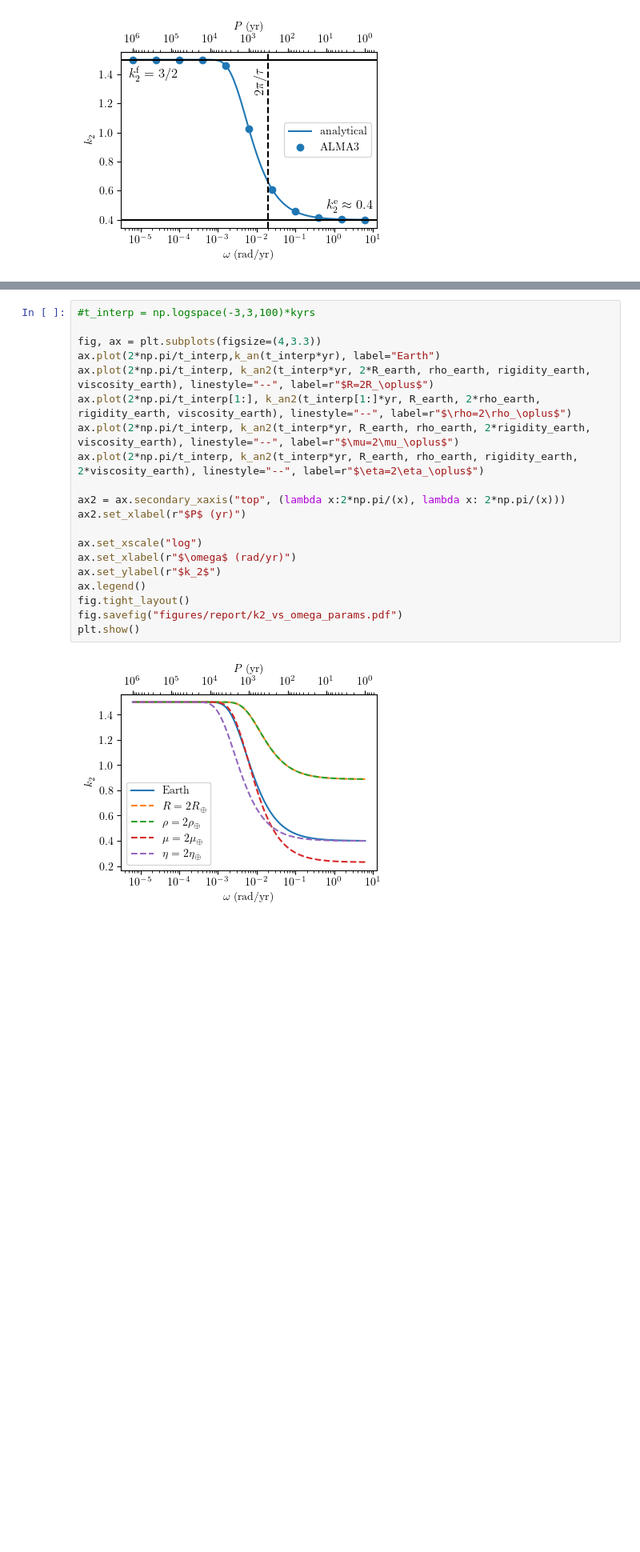
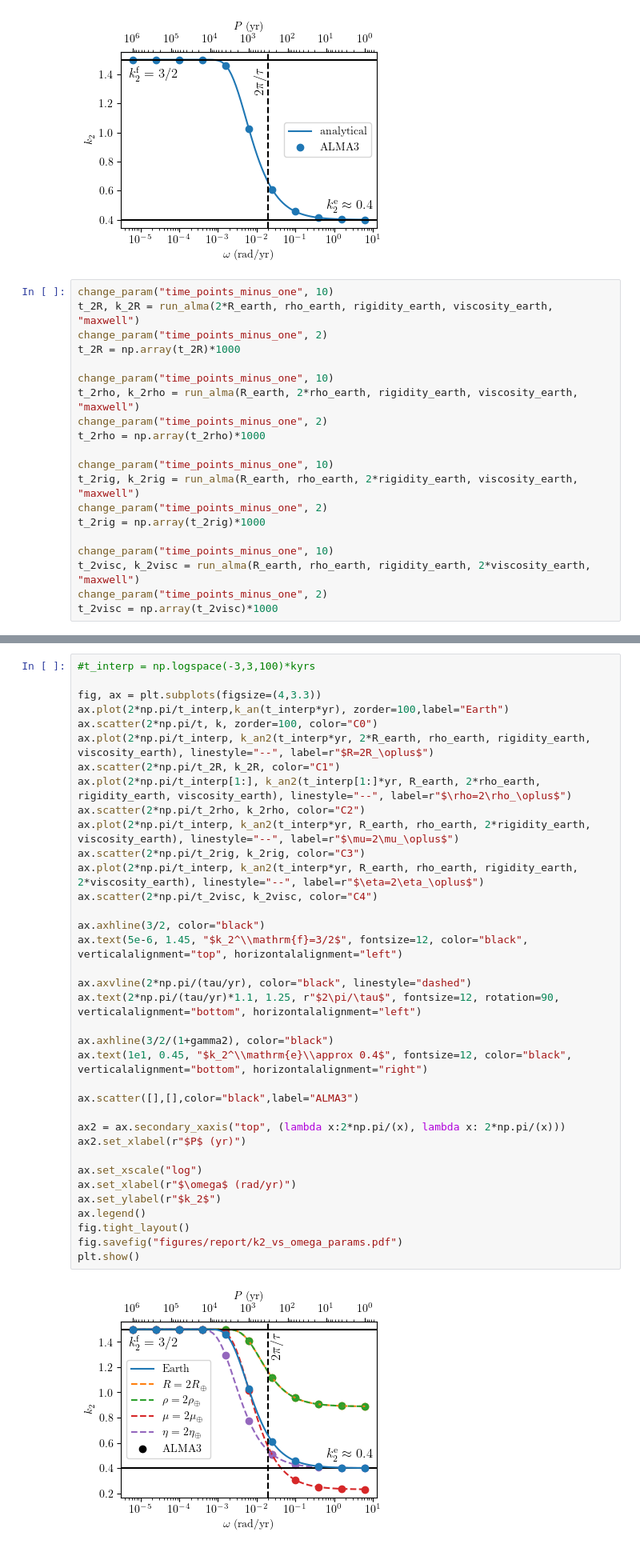
Before and after one commit to slagnews/AtmosphereLoveNumbers, a Jupyter notebook: k2_vs_tau.ipynb, the cells around one changed output, grey strips where cells are left out. Shown at 80% size. Cells and saved outputs as stored; diff of their text form; blank space fills up the shorter version.

Commit message:
Updated frequency dependent figures

```diff
--- a/k2_vs_tau.ipynb
+++ b/k2_vs_tau.ipynb
@@ -77,3 +79,23 @@ fig.savefig("figures/report/k2_vs_omega.pdf")
 plt.show()
 # %% [output]
 [figure]
+# %%
+change_param("time_points_minus_one", 10)
+t_2R, k_2R = run_alma(2*R_earth, rho_earth, rigidity_earth, viscosity_earth, "maxwell")
+change_param("time_points_minus_one", 2)
+t_2R = np.array(t_2R)*1000
+
+change_param("time_points_minus_one", 10)
+t_2rho, k_2rho = run_alma(R_earth, 2*rho_earth, rigidity_earth, viscosity_earth, "maxwell")
+change_param("time_points_minus_one", 2)
+t_2rho = np.array(t_2rho)*1000
+
+change_param("time_points_minus_one", 10)
+t_2rig, k_2rig = run_alma(R_earth, rho_earth, 2*rigidity_earth, viscosity_earth, "maxwell")
+change_param("time_points_minus_one", 2)
+t_2rig = np.array(t_2rig)*1000
+
+change_param("time_points_minus_one", 10)
+t_2visc, k_2visc = run_alma(R_earth, rho_earth, rigidity_earth, 2*viscosity_earth, "maxwell")
+change_param("time_points_minus_one", 2)
+t_2visc = np.array(t_2visc)*1000
@@ -80,22 +111,38 @@ plt.show()
 # %%
 #t_interp = np.logspace(-3,3,100)*kyrs
 
 fig, ax = plt.subplots(figsize=(4,3.3))
-ax.plot(2*np.pi/t_interp,k_an(t_interp*yr), label="Earth")
+ax.plot(2*np.pi/t_interp,k_an(t_interp*yr), zorder=100,label="Earth")
+ax.scatter(2*np.pi/t, k, zorder=100, color="C0")
 ax.plot(2*np.pi/t_interp, k_an2(t_interp*yr, 2*R_earth, rho_earth, rigidity_earth, viscosity_earth), linestyle="--", label=r"$R=2R_\oplus$")
+ax.scatter(2*np.pi/t_2R, k_2R, color="C1")
 ax.plot(2*np.pi/t_interp[1:], k_an2(t_interp[1:]*yr, R_earth, 2*rho_earth, rigidity_earth, viscosity_earth), linestyle="--", label=r"$\rho=2\rho_\oplus$")
+ax.scatter(2*np.pi/t_2rho, k_2rho, color="C2")
 ax.plot(2*np.pi/t_interp, k_an2(t_interp*yr, R_earth, rho_earth, 2*rigidity_earth, viscosity_earth), linestyle="--", label=r"$\mu=2\mu_\oplus$")
+ax.scatter(2*np.pi/t_2rig, k_2rig, color="C3")
 ax.plot(2*np.pi/t_interp, k_an2(t_interp*yr, R_earth, rho_earth, rigidity_earth, 2*viscosity_earth), linestyle="--", label=r"$\eta=2\eta_\oplus$")
+ax.scatter(2*np.pi/t_2visc, k_2visc, color="C4")
+
+ax.axhline(3/2, color="black")
+ax.text(5e-6, 1.45, "$k_2^\\mathrm{f}=3/2$", fontsize=12, color="black", verticalalignment="top", horizontalalignment="left")
+
+ax.axvline(2*np.pi/(tau/yr), color="black", linestyle="dashed")
+ax.text(2*np.pi/(tau/yr)*1.1, 1.25, r"$2\pi/\tau$", fontsize=12, rotation=90, verticalalignment="bottom", horizontalalignment="left")
+
+ax.axhline(3/2/(1+gamma2), color="black")
+ax.text(1e1, 0.45, "$k_2^\\mathrm{e}\\approx 0.4$", fontsize=12, color="black", verticalalignment="bottom", horizontalalignment="right")
+
+ax.scatter([],[],color="black",label="ALMA3")
 
 ax2 = ax.secondary_xaxis("top", (lambda x:2*np.pi/(x), lambda x: 2*np.pi/(x)))
 ax2.set_xlabel(r"$P$ (yr)")
 
 ax.set_xscale("log")
 ax.set_xlabel(r"$\omega$ (rad/yr)")
 ax.set_ylabel(r"$k_2$")
 ax.legend()
 fig.tight_layout()
 fig.savefig("figures/report/k2_vs_omega_params.pdf")
 plt.show()
 # %% [output]
-[figure, old version]
+[figure, new version]
```
Also changed, not shown: parts of 6 cells of this notebook.
